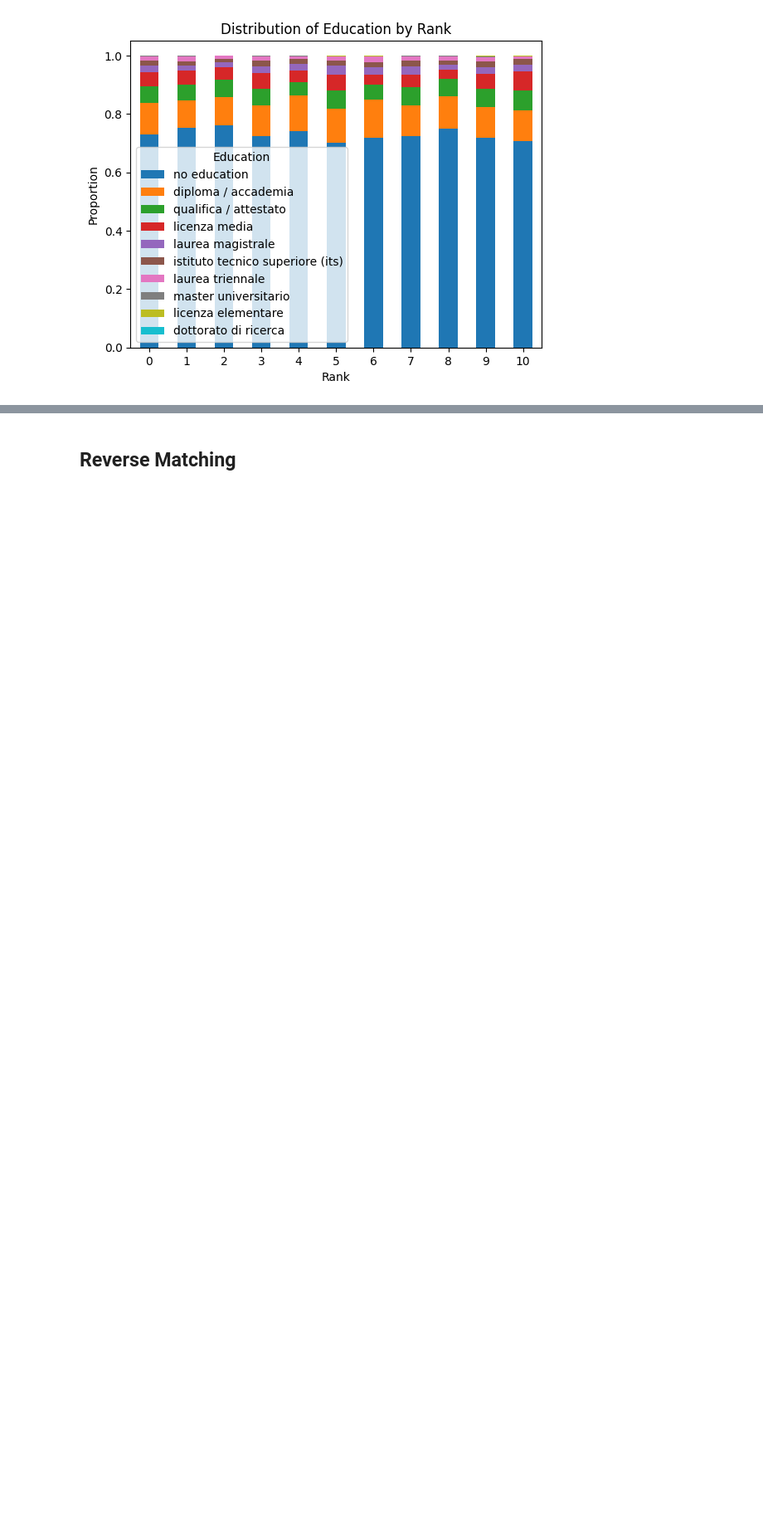
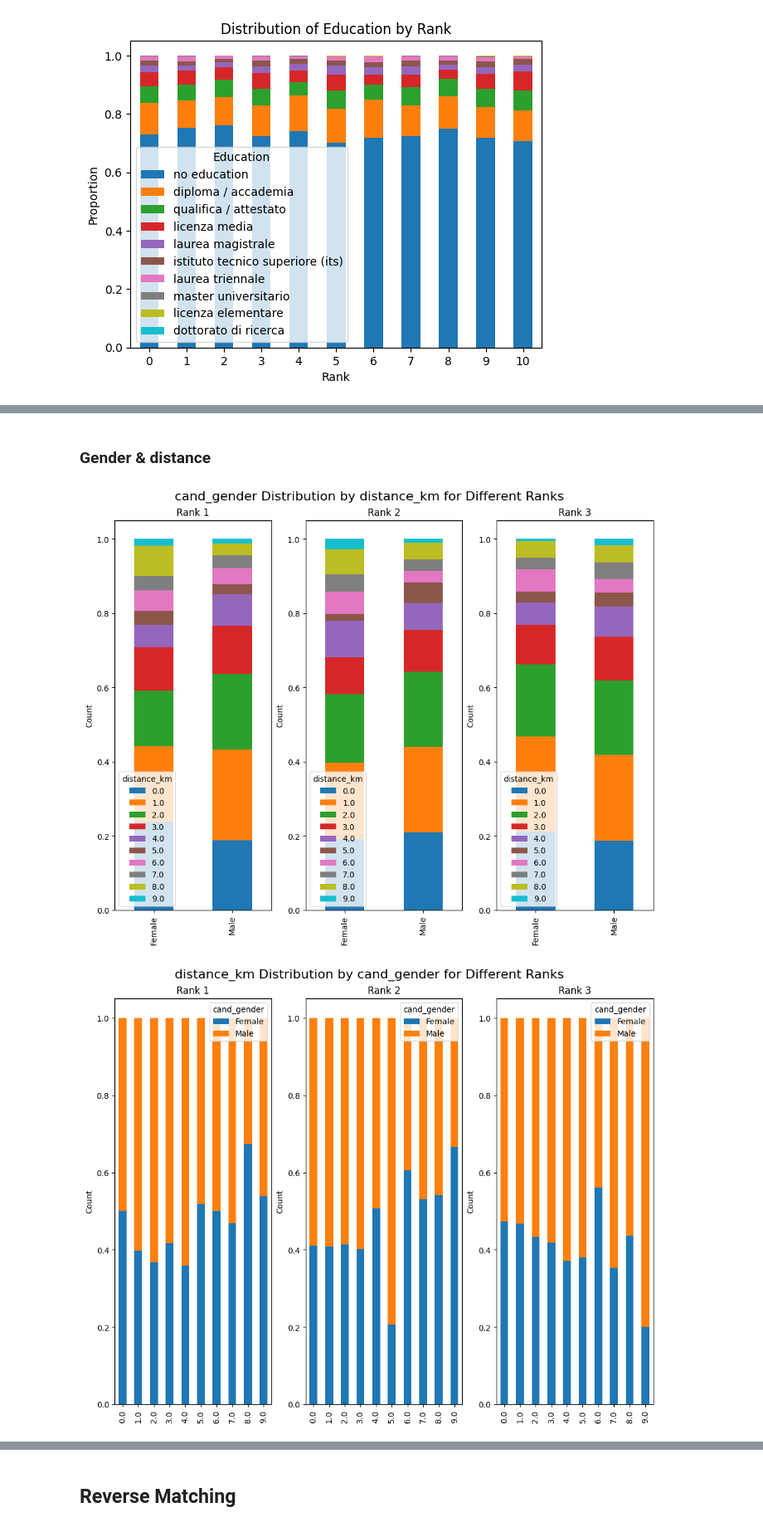
Before and after one commit to lorenzo-massa/Bias-Detection-Mitigation, a Jupyter notebook: AI_industry.ipynb, the cells around one changed output, grey strips where cells are left out. Shown at 83% size. Cells and saved outputs as stored; diff of their text form; code cells hidden in the pictures; blank space fills up the shorter version.

```diff
--- a/AI_industry.ipynb
+++ b/AI_industry.ipynb
@@ -476,0 +509,9 @@ print_feature_distribution(direct_education,'Education')
+# %% [markdown]
+### Gender & distance
+# %%
+r = [1,2,3]
+plot_2_features(direct_matching_df.dropna(),'cand_gender','distance_km',r,len(r))
+plot_2_features(direct_matching_df.dropna(),'distance_km','cand_gender',r,len(r))
+# %% [output]
+[figure, added]
+[figure, added]
```
Also changed, not shown: parts of 21 cells of this notebook.
